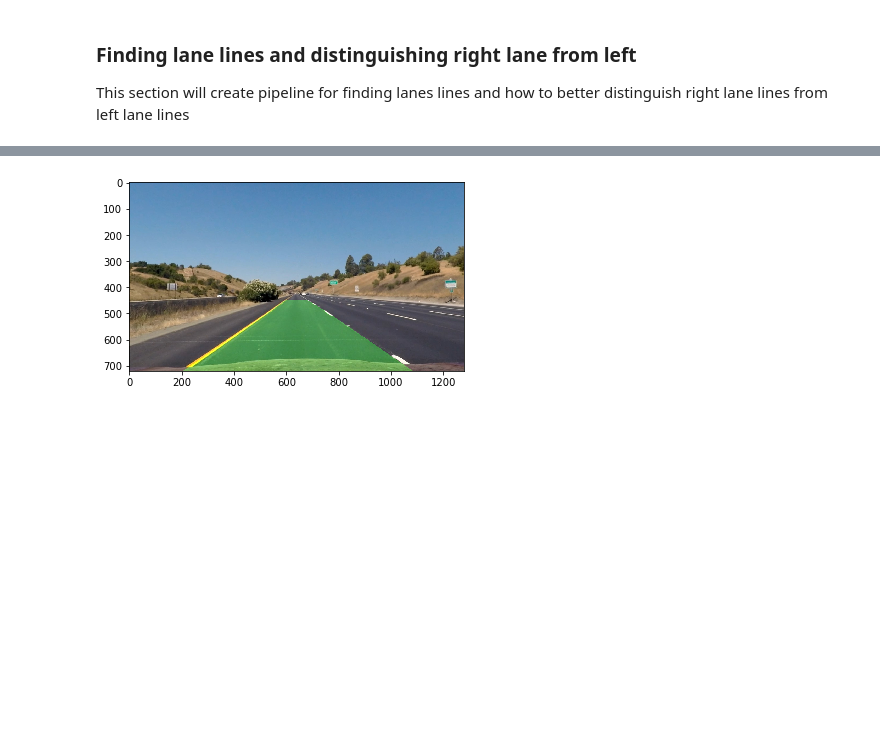
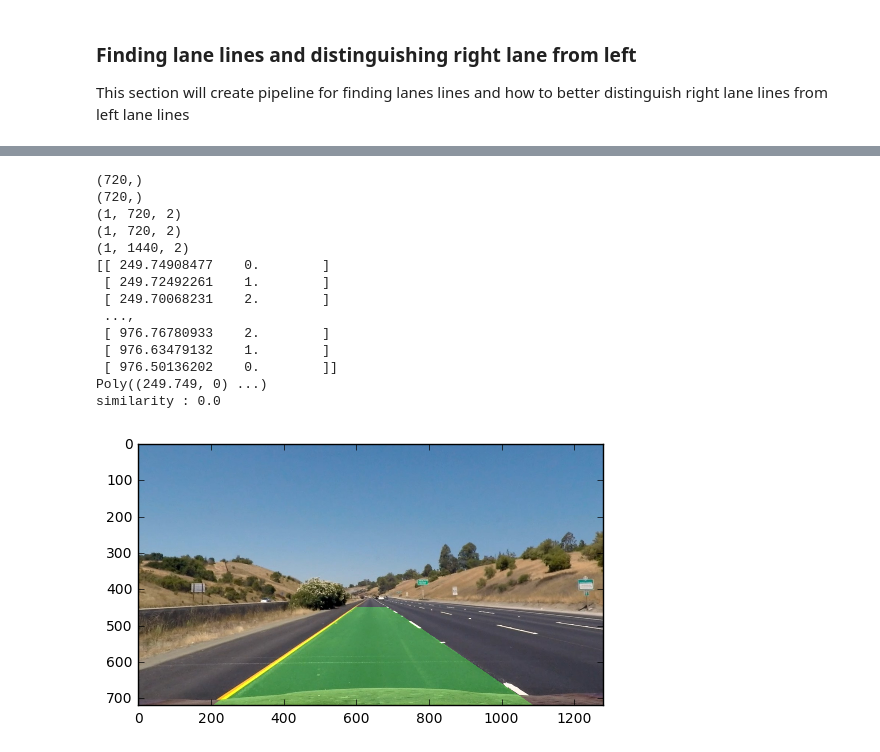
Before and after one commit to ajeet-repos/CarND-Advanced-Lane-Lines, a Jupyter notebook: p4_lane_image_processing.ipynb, the cells around one changed output, grey strips where cells are left out. Cells and saved outputs as stored; diff of their text form; code cells hidden in the pictures; blank space fills up the shorter version.

```diff
--- a/p4_lane_image_processing.ipynb
+++ b/p4_lane_image_processing.ipynb
@@ -409,22 +421,50 @@ plt.show()
 # %%
 # Create an image to draw the lines on
 warp_zero = np.zeros_like(warped).astype(np.uint8)
 color_warp = np.dstack((warp_zero, warp_zero, warp_zero))
 
 # Recast the x and y points into usable format for cv2.fillPoly()
 pts_left = np.array([np.transpose(np.vstack([left_fitx, ploty]))])
 pts_right = np.array([np.flipud(np.transpose(np.vstack([right_fitx, ploty])))])
 pts = np.hstack((pts_left, pts_right))
 
+print(ploty.shape)
+print(left_fitx.shape)
+print(pts_left.shape)
+print(pts_right.shape)
+print(pts.shape)
+print(pts[0][:])
+
+poly = patches.Polygon(pts[0][:], True)
+ploy1 = patches.Polygon(pts[0][:], True)
+print(poly)
+
+s = cv2.matchShapes(pts[0][:],pts[0][:],1,0.0)
+print('similarity : {}'.format(s))
+
 # Draw the lane onto the warped blank image
-cv2.fillPoly(color_warp, np.int_([pts]), (0,255, 0))
+cv2.fillPoly(color_warp, np.int_([pts[0][:]]), (0,255, 0))
 
 # Warp the blank back to original image space using inverse perspective matrix (Minv)
 Minv = cv2.getPerspectiveTransform(dst, src)
 newwarp = cv2.warpPerspective(color_warp, Minv, (sl1_img.shape[1], sl1_img.shape[0]))
 # Combine the result with the original image
 result = cv2.addWeighted(undistored, 1, newwarp, 0.3, 0)
 plt.imshow(result)
 plt.show()
 # %% [output]
+(720,)
+(720,)
+(1, 720, 2)
+(1, 720, 2)
+(1, 1440, 2)
+[[ 249.74908477    0.        ]
+ [ 249.72492261    1.        ]
+ [ 249.70068231    2.        ]
+ ...,
+ [ 976.76780933    2.        ]
+ [ 976.63479132    1.        ]
+ [ 976.50136202    0.        ]]
+Poly((249.749, 0) ...)
+similarity : 0.0
-[figure, old version]
+[figure, new version]
```
Also changed, not shown: parts of 10 cells of this notebook, 1 other file.
